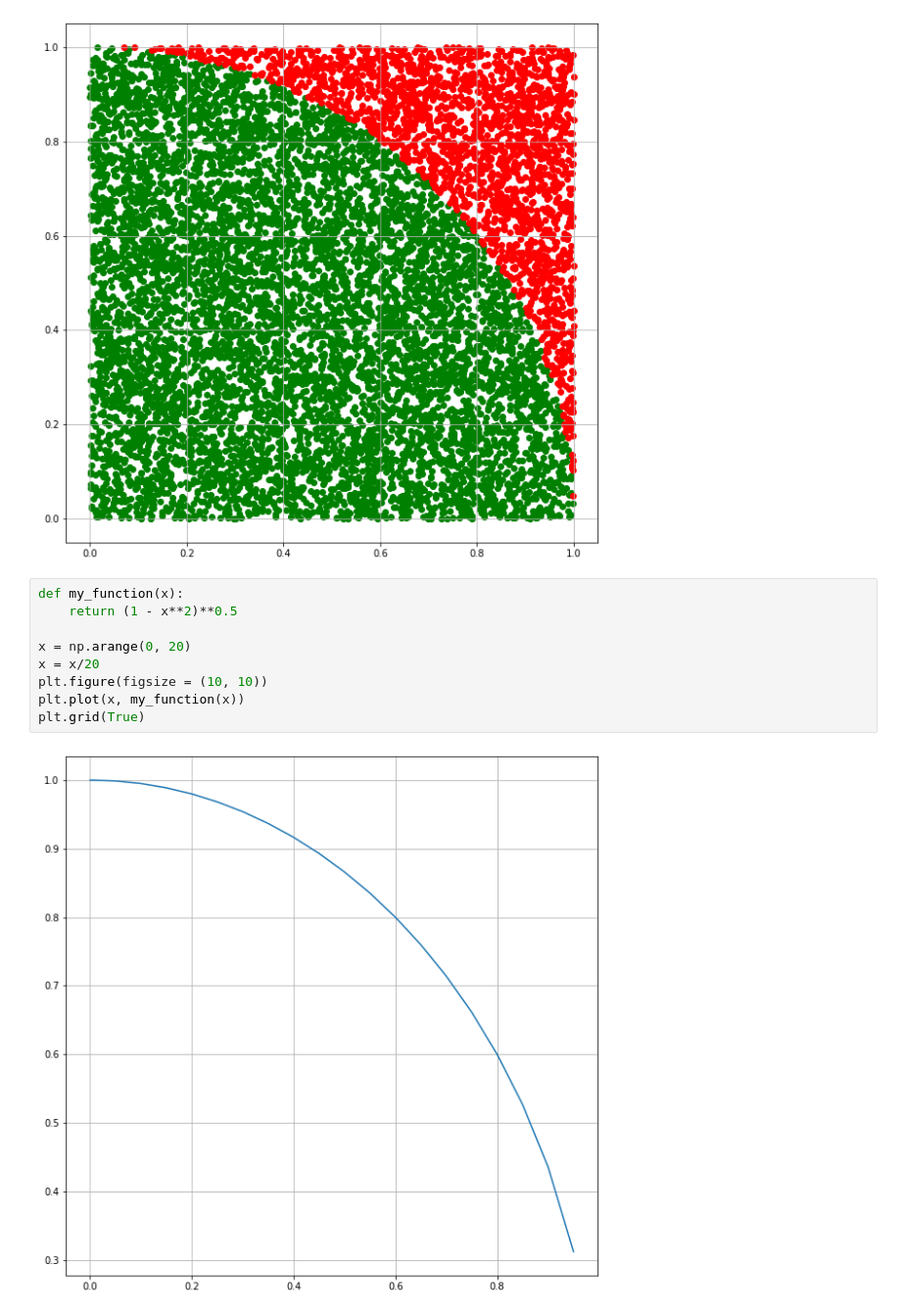
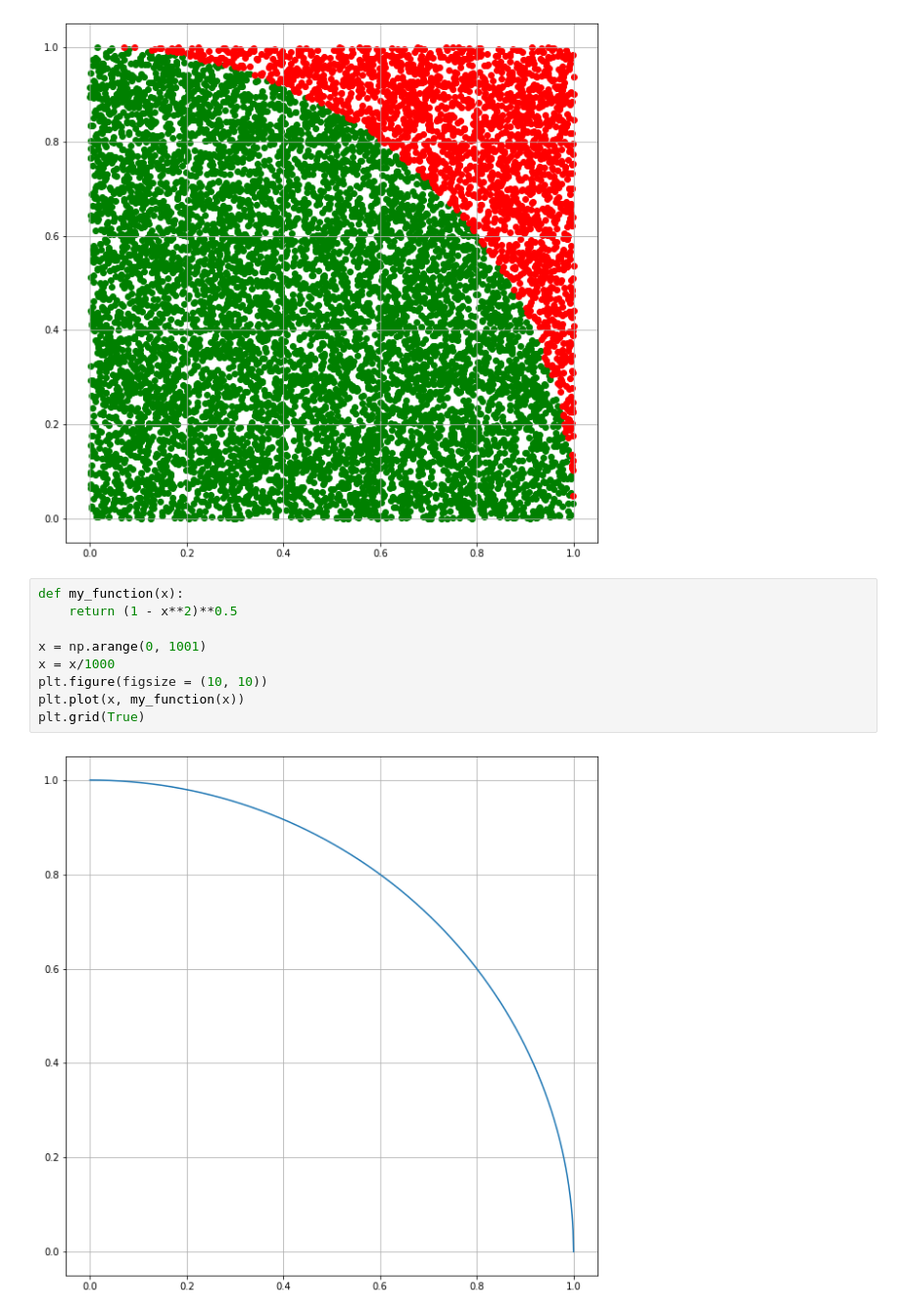
Before and after one commit to MMM-Sci/python_prac, a Jupyter notebook: CH2_LibrariesBasics.ipynb, the cells around one changed output. Shown: that part at 98% size. Cells and saved outputs as stored; diff of their text form.

```diff
--- a/CH2_LibrariesBasics.ipynb
+++ b/CH2_LibrariesBasics.ipynb
@@ -801,11 +801,11 @@ plt.grid(True)
 # %%
 def my_function(x):
     return (1 - x**2)**0.5
 
-x = np.arange(0, 20)
-x = x/20
+x = np.arange(0, 1001)
+x = x/1000
 plt.figure(figsize = (10, 10))
 plt.plot(x, my_function(x))
 plt.grid(True)
 # %% [output]
-[figure, old version]
+[figure, new version]
```
